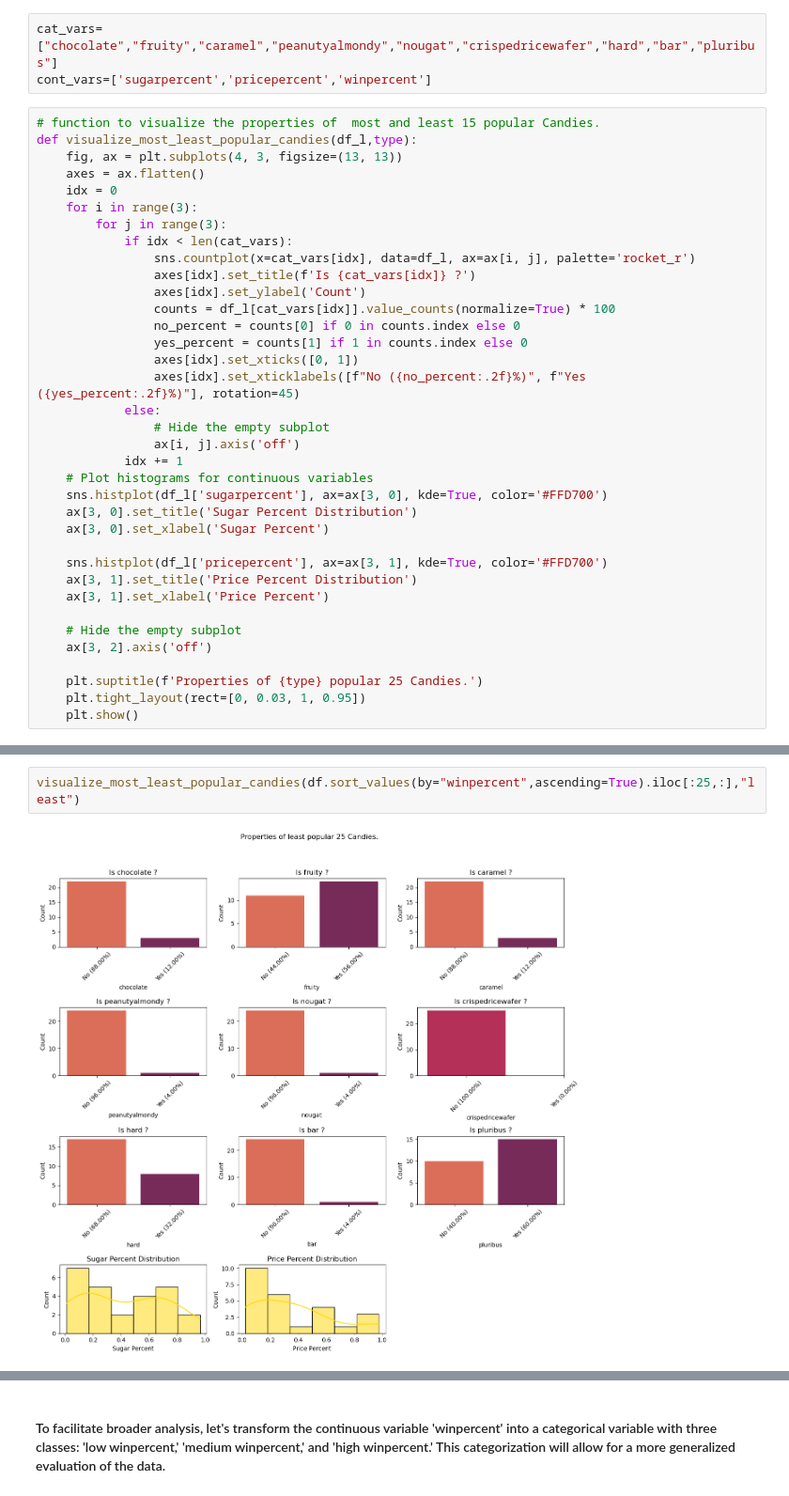
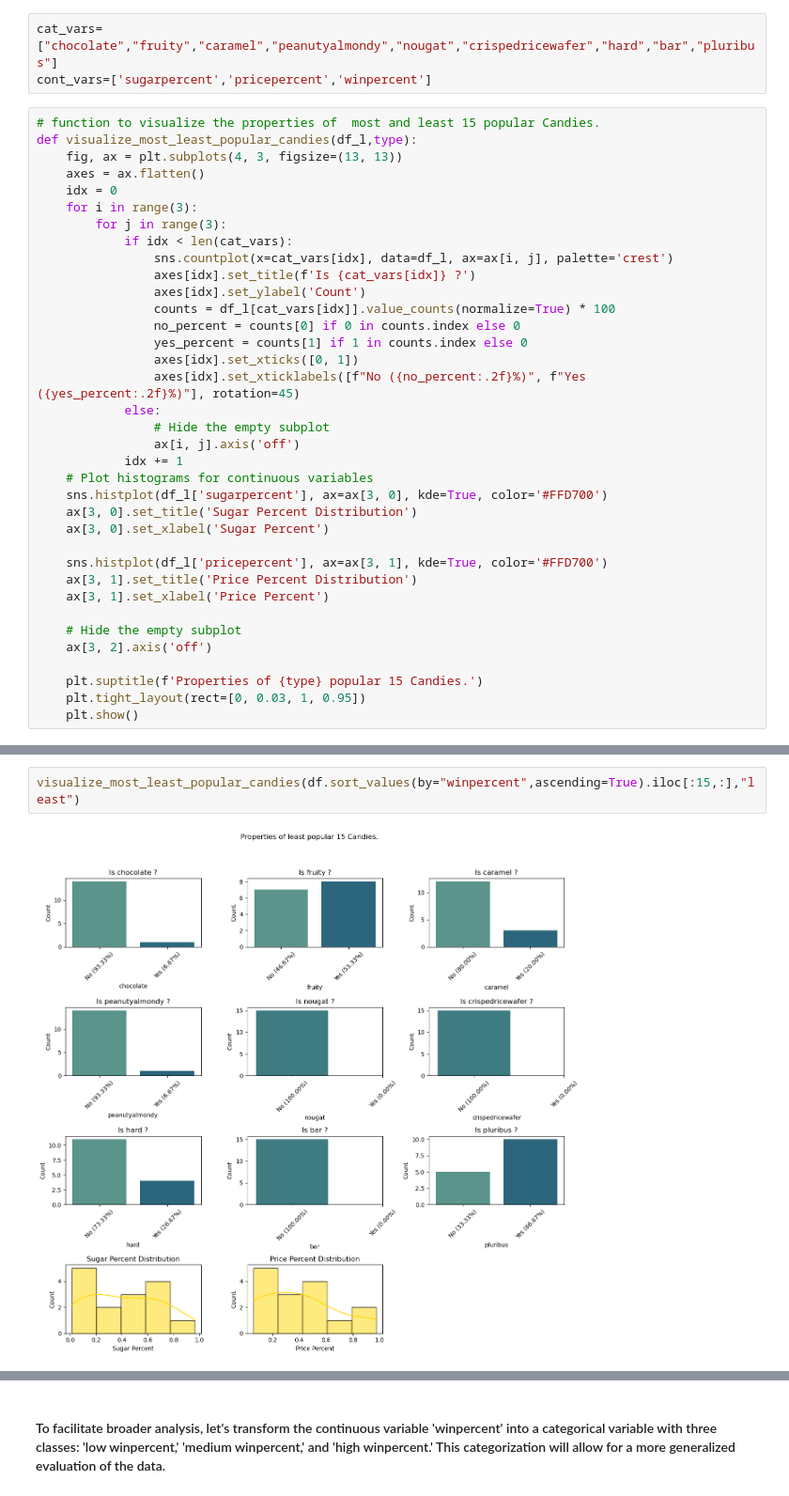
Before and after one commit to Jrana1/Candy-Ranking-Analysis, a Jupyter notebook: Lidl-Analytics-Case-Study.ipynb, the cells around one changed output, grey strips where cells are left out. Shown at 94% size. Saved outputs shown, nothing was run; the diff lists cells and outputs as text.

```diff
--- a/Lidl-Analytics-Case-Study.ipynb
+++ b/Lidl-Analytics-Case-Study.ipynb
@@ -181,7 +181,7 @@ def visualize_most_least_popular_candies(df_l,type):
     for i in range(3):
         for j in range(3):
             if idx < len(cat_vars):
-                sns.countplot(x=cat_vars[idx], data=df_l, ax=ax[i, j], palette='rocket_r')
+                sns.countplot(x=cat_vars[idx], data=df_l, ax=ax[i, j], palette='crest')
                 axes[idx].set_title(f'Is {cat_vars[idx]} ?')
                 axes[idx].set_ylabel('Count')
                 counts = df_l[cat_vars[idx]].value_counts(normalize=True) * 100
@@ -205,7 +205,7 @@ def visualize_most_least_popular_candies(df_l,type):
     # Hide the empty subplot
     ax[3, 2].axis('off')
 
-    plt.suptitle(f'Properties of {type} popular 25 Candies.')
+    plt.suptitle(f'Properties of {type} popular 15 Candies.')
     plt.tight_layout(rect=[0, 0.03, 1, 0.95])
     plt.show()
 # %%
@@ -221,6 +222,6 @@ visualize_most_least_popular_candies(df.sort_values(by="winpercent",ascending=Fa
    + Additionally, these popular candies exhibit characteristics of high **sugar conten**t and a tendency towards      **higher pricing**.
 # %%
-visualize_most_least_popular_candies(df.sort_values(by="winpercent",ascending=True).iloc[:25,:],"least")
+visualize_most_least_popular_candies(df.sort_values(by="winpercent",ascending=True).iloc[:15,:],"least")
 # %% [output]
-[figure, old version]
+[figure, new version]
 # %% [markdown]
```
Also changed, not shown: parts of 88 cells of this notebook, 1 other file.
